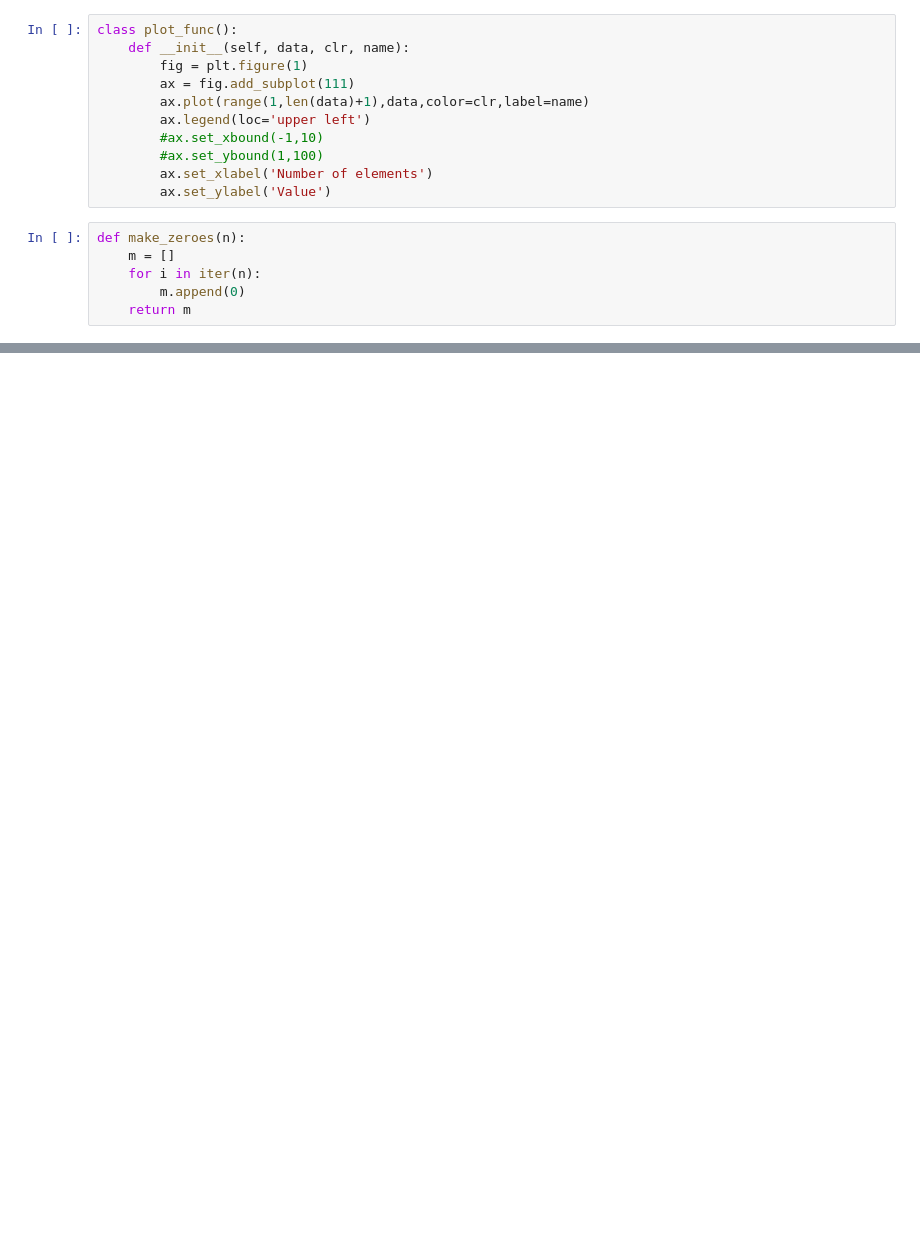
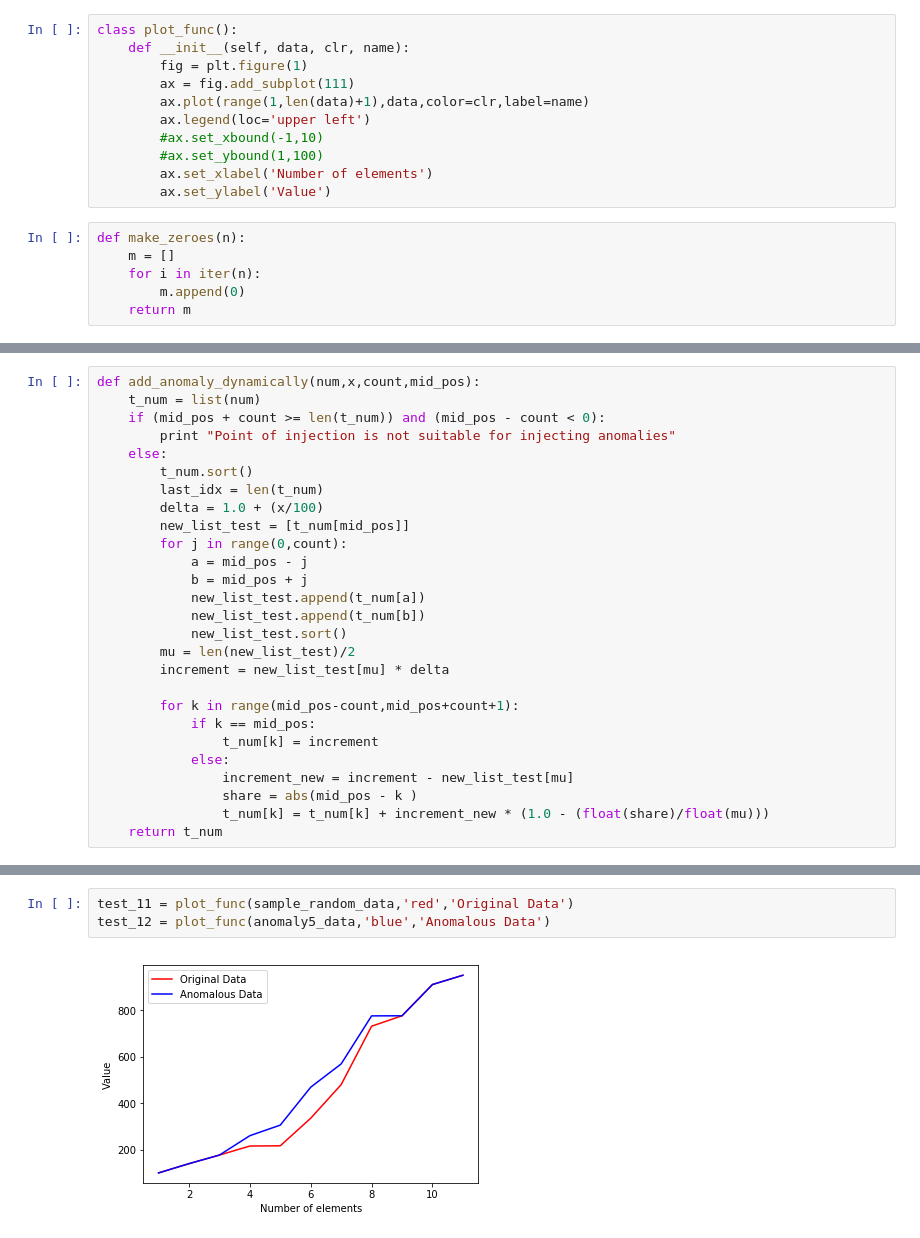
Before and after one commit to arunna09/AnomalyDetection, a Jupyter notebook: Notebooks/Anomaly_injection_2.ipynb, the cells around one changed output, grey strips where cells are left out. Drawn from its saved outputs; the diff is of its cells as text; blank space fills up the shorter version.

```diff
--- a/Notebooks/Anomaly_injection_2.ipynb
+++ b/Notebooks/Anomaly_injection_2.ipynb
@@ -77 +60,28 @@ def add_anomaly_3(num):
+# %%
+def add_anomaly_dynamically(num,x,count,mid_pos):
+    t_num = list(num)
+    if (mid_pos + count >= len(t_num)) and (mid_pos - count < 0):
+        print "Point of injection is not suitable for injecting anomalies"
+    else:
+        t_num.sort()
+        last_idx = len(t_num)
+        delta = 1.0 + (x/100)
+        new_list_test = [t_num[mid_pos]]
+        for j in range(0,count):
+            a = mid_pos - j
+            b = mid_pos + j
+            new_list_test.append(t_num[a])
+            new_list_test.append(t_num[b])
+            new_list_test.sort()
+        mu = len(new_list_test)/2
+        increment = new_list_test[mu] * delta
+
+        for k in range(mid_pos-count,mid_pos+count+1):
+            if k == mid_pos:
+                t_num[k] = increment
+            else:
+                increment_new = increment - new_list_test[mu]
+                share = abs(mid_pos - k )
+                t_num[k] = t_num[k] + increment_new * (1.0 - (float(share)/float(mu)))
+    return t_num
 # %%
@@ -111,0 +138,5 @@ sample_data
+# %%
+test_11 = plot_func(sample_random_data,'red','Original Data')
+test_12 = plot_func(anomaly5_data,'blue','Anomalous Data')
+# %% [output]
+[figure, added]
```
Also changed, not shown: parts of 16 cells of this notebook, 11 other files.
